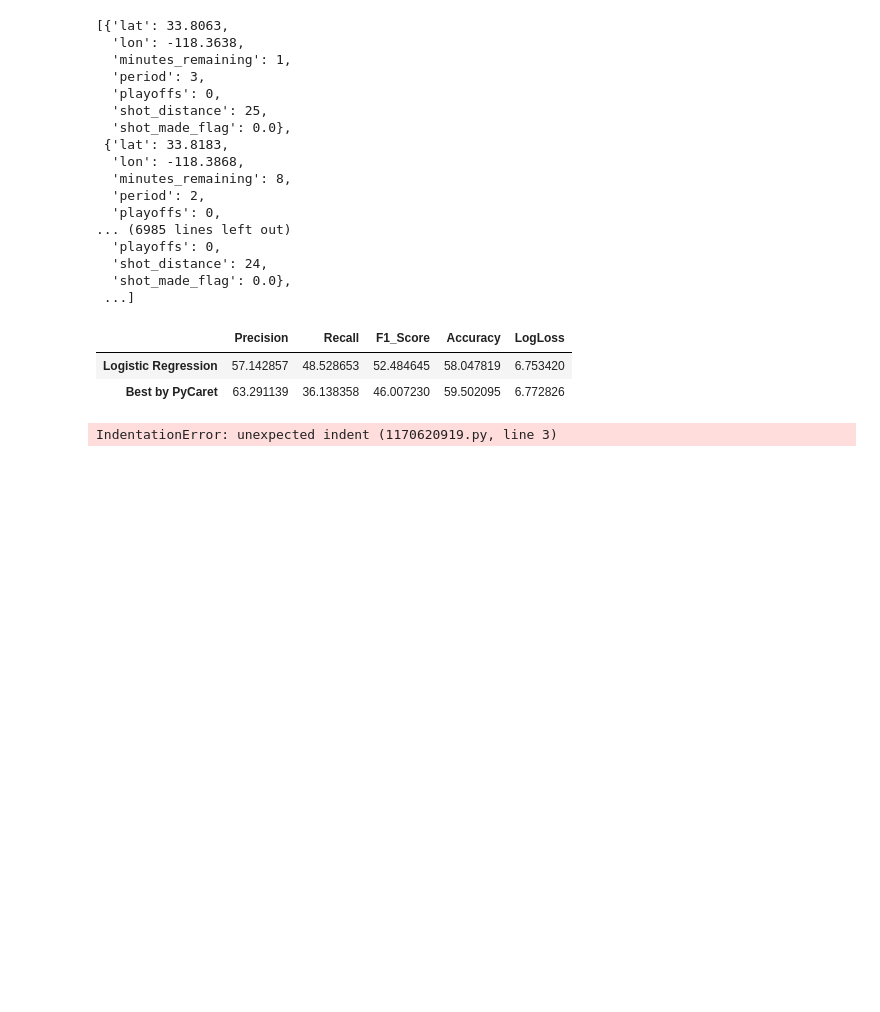
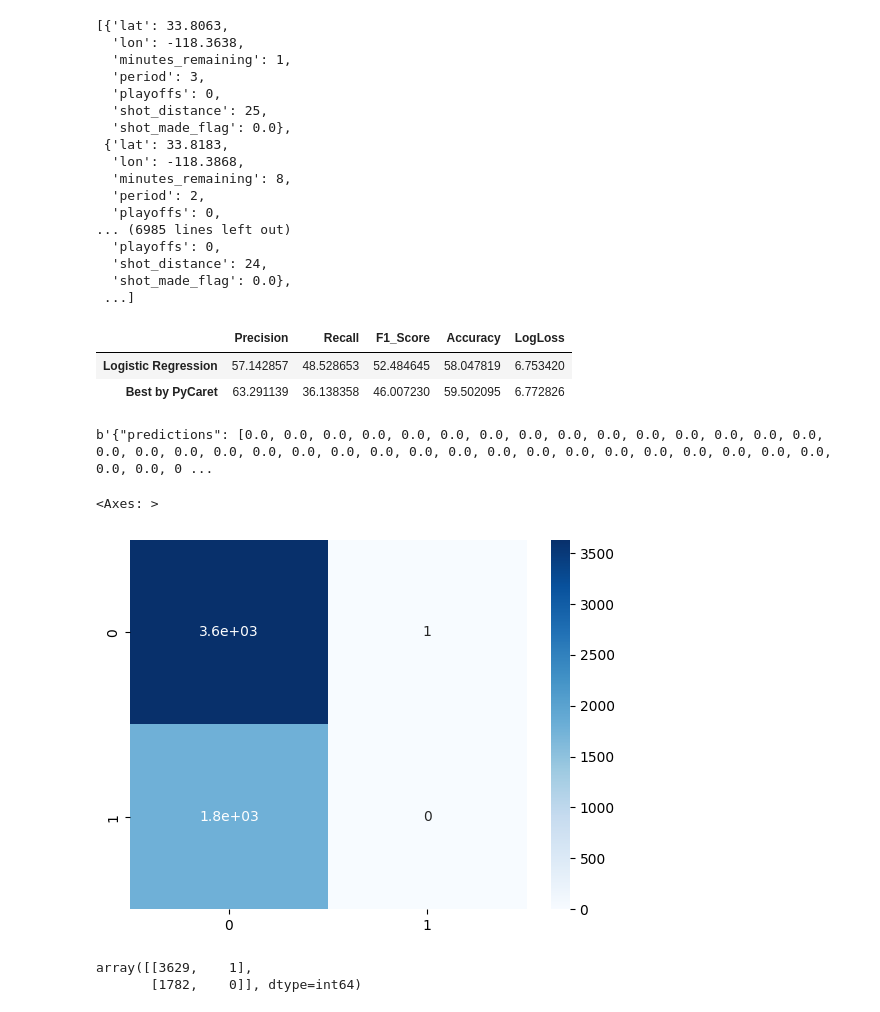
Before and after one commit to andre-lucena12/kobe-shots, a Jupyter notebook: notebooks/rascunho.ipynb, the cells around one changed output. Drawn from its saved outputs; the diff is of its cells as text; code cells hidden in the pictures; blank space fills up the shorter version.

```diff
--- a/notebooks/rascunho.ipynb
+++ b/notebooks/rascunho.ipynb
@@ -300,10 +300,43 @@ metrics_all
 | Best by PyCaret | 63.291139 | 36.138358 | 46.007230 | 59.502095 | 6.772826 |
 # %%
 import requests
+
+data_pd = pd.read_parquet('../data/03_primary/3fg_dataset.parquet')
+data_3pt = data_pd.drop(columns= 'shot_made_flag')
 url = 'http://localhost:5000/invocations'
 data_serialized = data_3pt.to_dict(orient='records')
 results = requests.post(url,
-                        json={'dataframe_records':data_serialized},
+                        json={'dataframe_records':data_serialized,},
                         headers= {'Content-type': 'application/json'})
-# %% [output]
-IndentationError: unexpected indent (1170620919.py, line 3)
+# %%
+results.
+# %% [output]
+b'{"predictions": [0.0, 0.0, 0.0, 0.0, 0.0, 0.0, 0.0, 0.0, 0.0, 0.0, 0.0, 0.0, 0.0, 0.0, 0.0, 0.0, 0.0, 0.0, 0.0, 0.0, 0.0, 0.0, 0.0, 0.0, 0.0, 0.0, 0.0, 0.0, 0.0, 0.0, 0.0, 0.0, 0.0, 0.0, 0.0, 0.0, 0 ...
+# %%
+import json
+
+data_pd = pd.read_parquet('../data/03_primary/3fg_dataset.parquet')
+data_3pt = data_pd.drop(columns= 'shot_made_flag')
+
+url = 'http://localhost:5000/invocations'
+data_serialized = data_3pt.to_dict(orient='records')
+results = requests.post(url,
+                        json={'dataframe_records':data_serialized},
+                        headers= {'Content-type': 'application/json'})
+response = json.loads(results.content.decode('utf-8'))
+y_pred = pd.DataFrame(response)
+y_true = data_pd[['shot_made_flag']]
+# %%
+import seaborn as sns
+from sklearn.metrics import confusion_matrix
+
+cm = confusion_matrix(y_true, y_pred)
+sns.heatmap(cm, annot=True, cmap='Blues')
+# %% [output]
+<Axes: >
+[figure, added]
+# %%
+cm
+# %% [output]
+array([[3629,    1],
+       [1782,    0]], dtype=int64)
```
